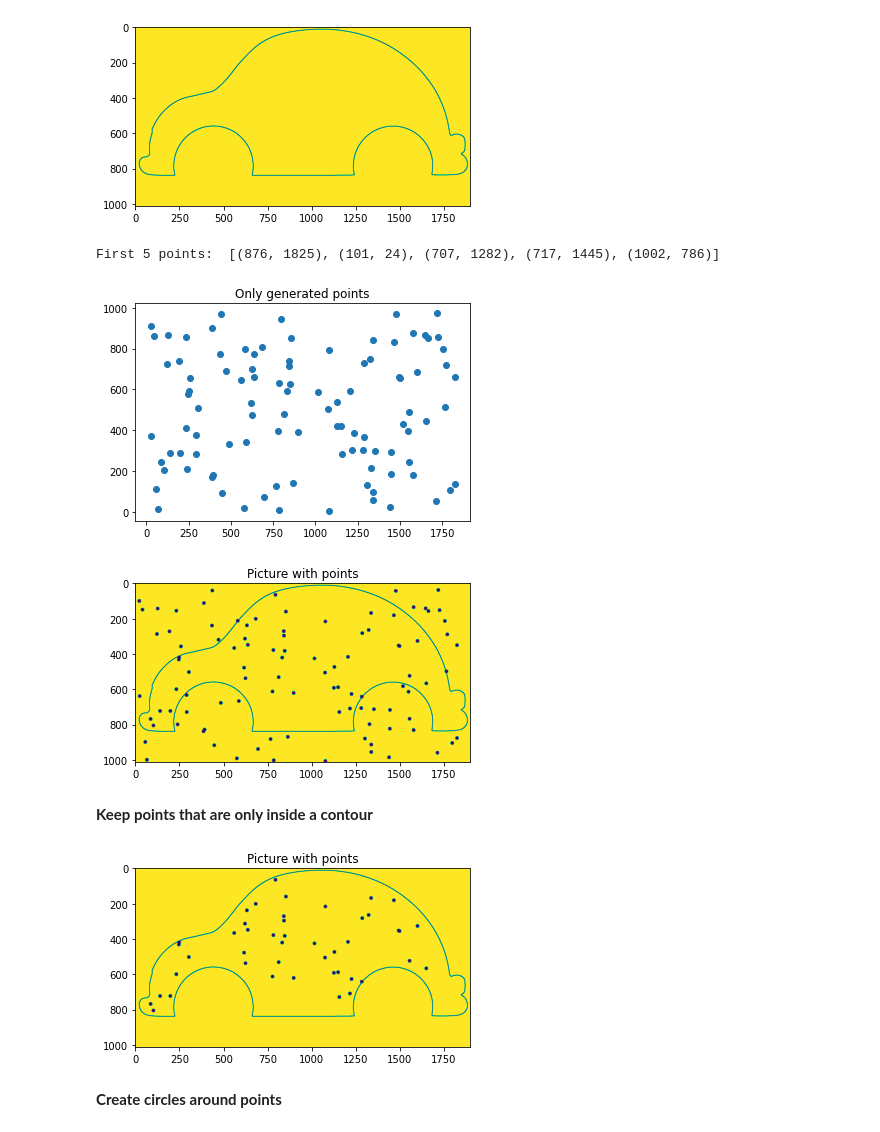
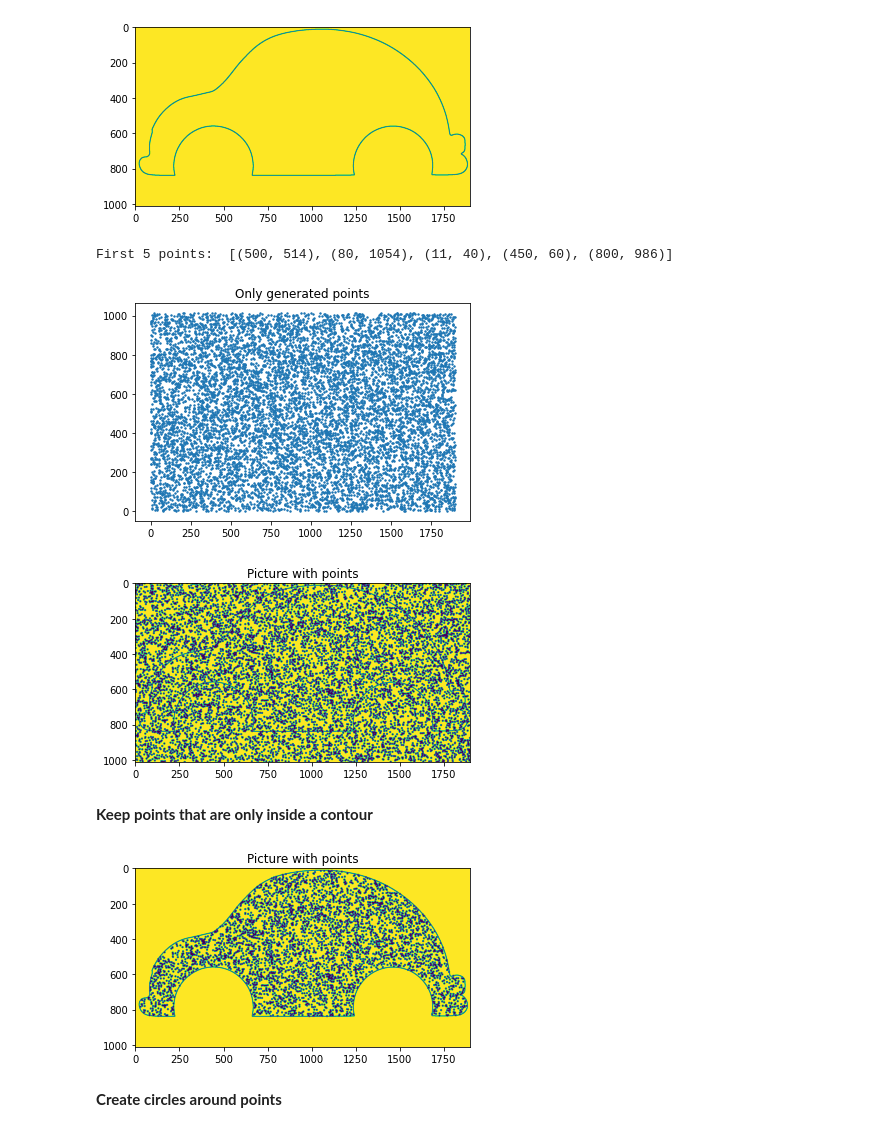
Before and after one commit to GeorgeII/topologies-university-course, a Jupyter notebook: persistent homology/topology_persistence_diagram.ipynb, the cells around one changed output. Saved outputs shown, nothing was run; the diff lists cells and outputs as text; code cells hidden in the pictures.

```diff
--- a/persistent homology/topology_persistence_diagram.ipynb
+++ b/persistent homology/topology_persistence_diagram.ipynb
@@ -65,31 +71,32 @@ def plot_with_points(img, points, title="Picture with points"):
   blue = [0, 0, 255]
 
   for x, y in points:
-    img = cv2.circle(img, (y, x), 10, blue, -1)
+    img = cv2.circle(img, (y, x), 5, blue, -1)
 
   plt.title(title)
   plt.imshow(img)
   plt.show()
 # %%
-num_points = 100
+num_points = 10000
+radius = 15
 
 x = np.random.randint(0, img_with_cont.shape[0], num_points)
 y = np.random.randint(0, img_with_cont.shape[1], num_points)
 points = list(zip(x, y))
 
 #print(img_with_cont.shape)
 #print(x)
 #print(y)
 print("First 5 points: ", points[:5])
 plt.title("Only generated points")
-plt.scatter(y, img_with_cont.shape[0] - x)
+plt.scatter(y, img_with_cont.shape[0] - x, s=2)
 plt.show()
 
 plot_with_points(img_with_cont, points)
 # %% [output]
-First 5 points:  [(876, 1825), (101, 24), (707, 1282), (717, 1445), (1002, 786)]
+First 5 points:  [(500, 514), (80, 1054), (11, 40), (450, 60), (800, 986)]
-[figure, old version]
+[figure, new version]
-[figure, old version]
+[figure, new version]
 # %% [markdown]
 **Keep points that are only inside a contour**
 # %%
@@ -97,7 +104,7 @@ points = list(filter(lambda p: cv2.pointPolygonTest(good_contours[0], (p[1], p[0
 
 plot_with_points(img_with_cont, points)
 # %% [output]
-[figure, old version]
+[figure, new version]
 # %% [markdown]
 **Create circles around points**
 # %%
```
Also changed, not shown: parts of 7 cells of this notebook.
